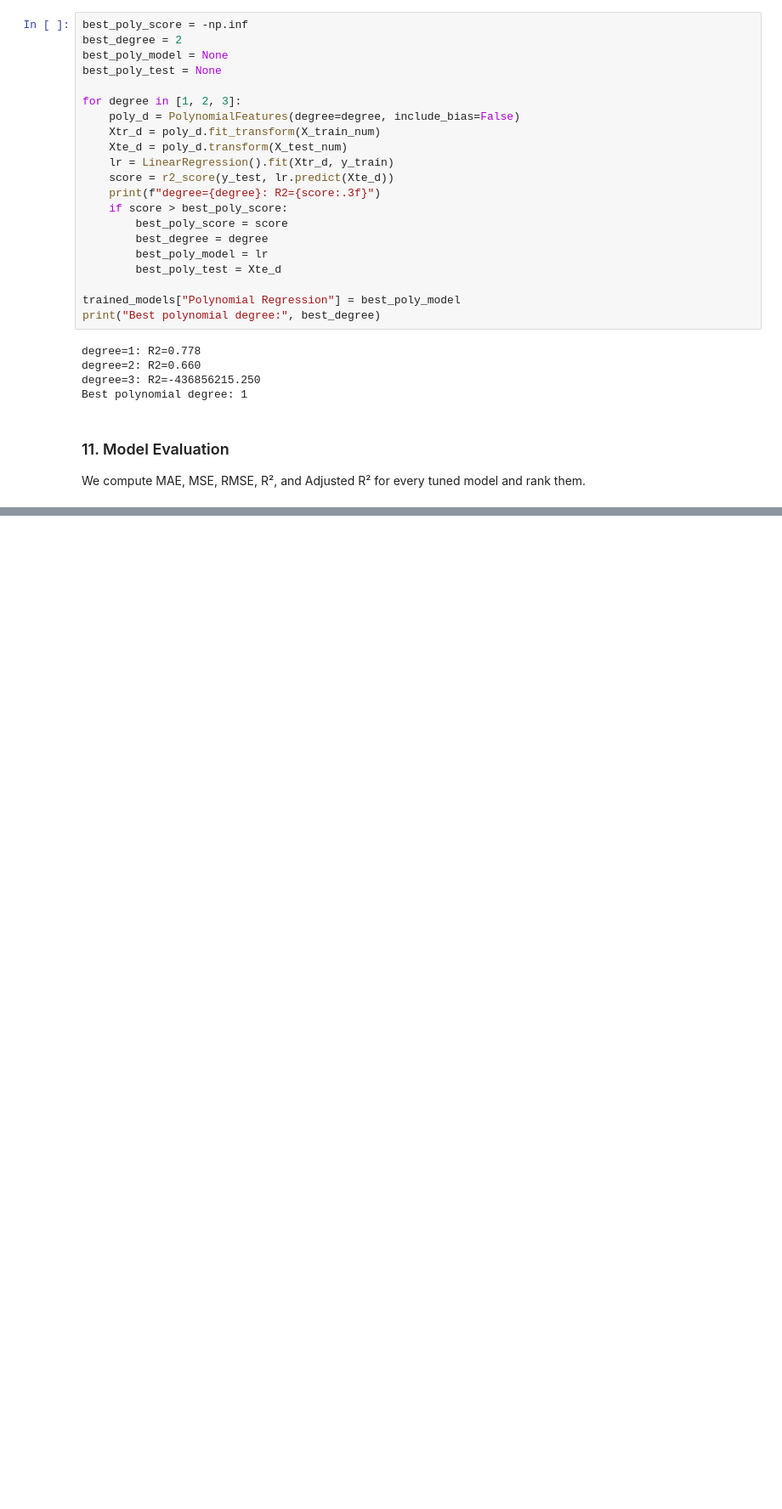
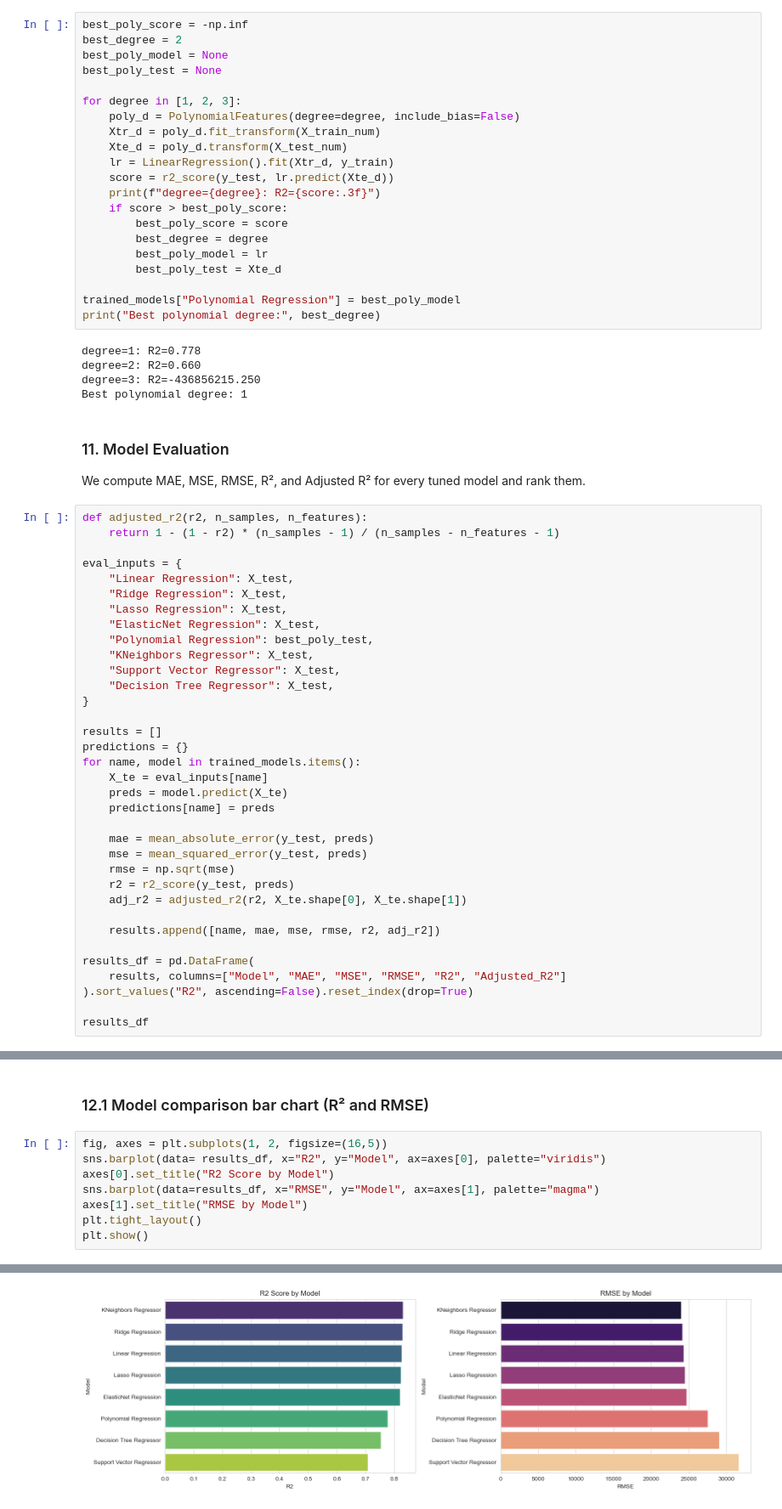
Before and after one commit to Niraj7272/DataScience, a Jupyter notebook: Practice/Machine_Learning/Laptop_price_prediction_Regression_project/ml.ipynb, the cells around one changed output, grey strips where cells are left out. Shown at 85% size. Drawn from its saved outputs; the diff is of its cells as text; blank space fills up the shorter version.

Commit message:
laptop price predicted

```diff
--- a/Practice/Machine_Learning/Laptop_price_prediction_Regression_project/ml.ipynb
+++ b/Practice/Machine_Learning/Laptop_price_prediction_Regression_project/ml.ipynb
@@ -581,3 +581,38 @@ Best polynomial degree: 1
 # %% [markdown]
 ### 11. Model Evaluation
 We compute MAE, MSE, RMSE, R², and Adjusted R² for every tuned model and rank them.
+# %%
+def adjusted_r2(r2, n_samples, n_features):
+    return 1 - (1 - r2) * (n_samples - 1) / (n_samples - n_features - 1)
+
+eval_inputs = {
+    "Linear Regression": X_test,
+    "Ridge Regression": X_test,
+    "Lasso Regression": X_test,
+    "ElasticNet Regression": X_test,
+    "Polynomial Regression": best_poly_test,
+    "KNeighbors Regressor": X_test,
+    "Support Vector Regressor": X_test,
+    "Decision Tree Regressor": X_test,
+}
+
+results = []
+predictions = {}
+for name, model in trained_models.items():
+    X_te = eval_inputs[name]
+    preds = model.predict(X_te)
+    predictions[name] = preds
+
+    mae = mean_absolute_error(y_test, preds)
+    mse = mean_squared_error(y_test, preds)
+    rmse = np.sqrt(mse)
+    r2 = r2_score(y_test, preds)
+    adj_r2 = adjusted_r2(r2, X_te.shape[0], X_te.shape[1])
+
+    results.append([name, mae, mse, rmse, r2, adj_r2])
+
+results_df = pd.DataFrame(
+    results, columns=["Model", "MAE", "MSE", "RMSE", "R2", "Adjusted_R2"]
+).sort_values("R2", ascending=False).reset_index(drop=True)
+
+results_df
@@ -583,0 +631,11 @@ We compute MAE, MSE, RMSE, R², and Adjusted R² for every tuned model and rank
+# %% [markdown]
+### 12.1 Model comparison bar chart (R² and RMSE)
+# %%
+fig, axes = plt.subplots(1, 2, figsize=(16,5))
+sns.barplot(data= results_df, x="R2", y="Model", ax=axes[0], palette="viridis")
+axes[0].set_title("R2 Score by Model")
+sns.barplot(data=results_df, x="RMSE", y="Model", ax=axes[1], palette="magma")
+axes[1].set_title("RMSE by Model")
+plt.tight_layout()
+plt.show()
+# %% [output]
@@ -583,0 +649 @@ We compute MAE, MSE, RMSE, R², and Adjusted R² for every tuned model and rank
+[figure, added]
```
Also changed, not shown: parts of 13 cells of this notebook, 4 other files.
